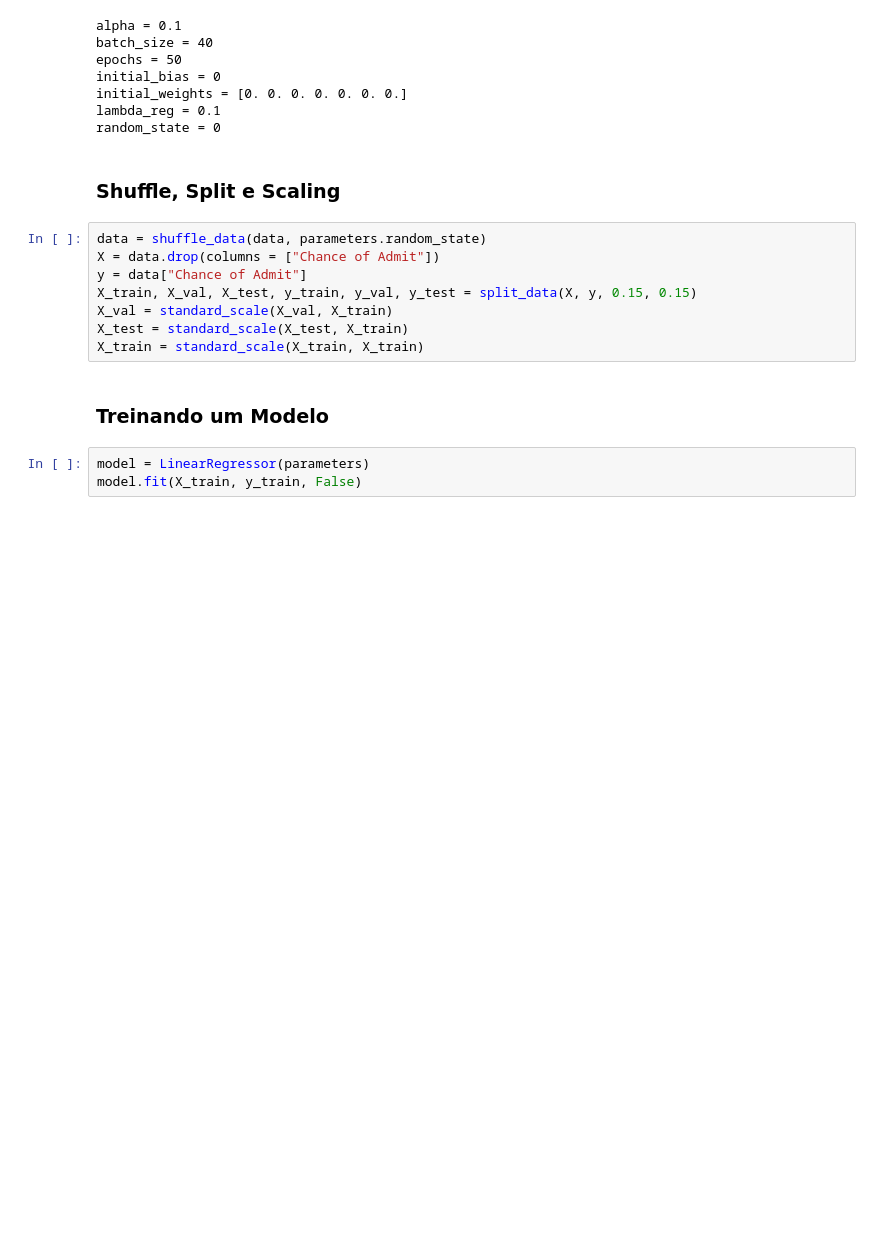
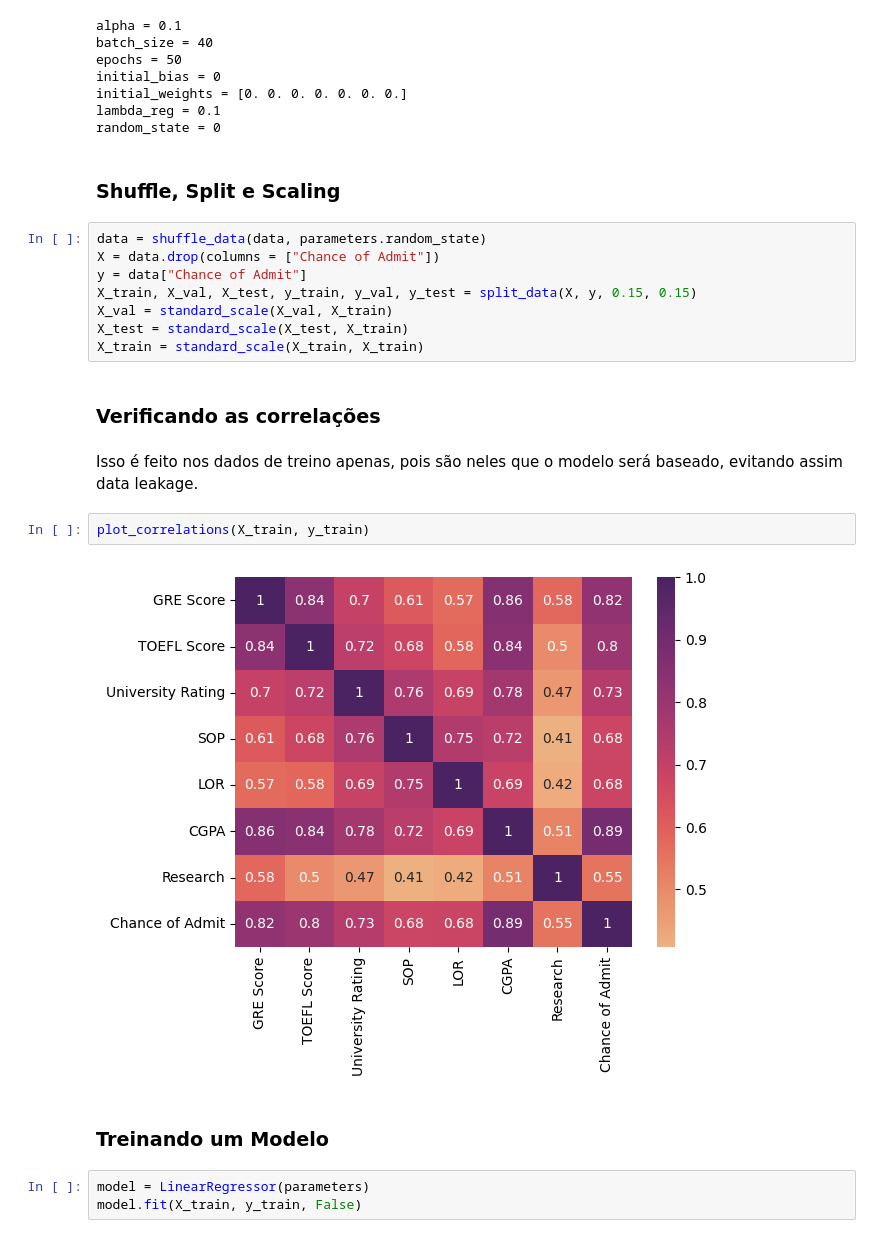
Before and after one commit to Samirnunes/data-science, a Jupyter notebook: machine_learning/linear_regression/linear_regression.ipynb, the cells around one changed output. Drawn from its saved outputs; the diff is of its cells as text; blank space fills up the shorter version.

Commit message:
added correlation analysis

```diff
--- a/machine_learning/linear_regression/linear_regression.ipynb
+++ b/machine_learning/linear_regression/linear_regression.ipynb
@@ -111,6 +111,14 @@ X_train, X_val, X_test, y_train, y_val, y_test = split_data(X, y, 0.15, 0.15)
 X_val = standard_scale(X_val, X_train)
 X_test = standard_scale(X_test, X_train)
 X_train = standard_scale(X_train, X_train)
+# %% [markdown]
+### Verificando as correlações
+# %% [markdown]
+Isso é feito nos dados de treino apenas, pois são neles que o modelo será baseado, evitando assim data leakage.
+# %%
+plot_correlations(X_train, y_train)
+# %% [output]
+[figure, added]
 # %% [markdown]
 ### Treinando um Modelo
 # %%
```
Also changed, not shown: parts of 2 cells of this notebook, 1 other file.
